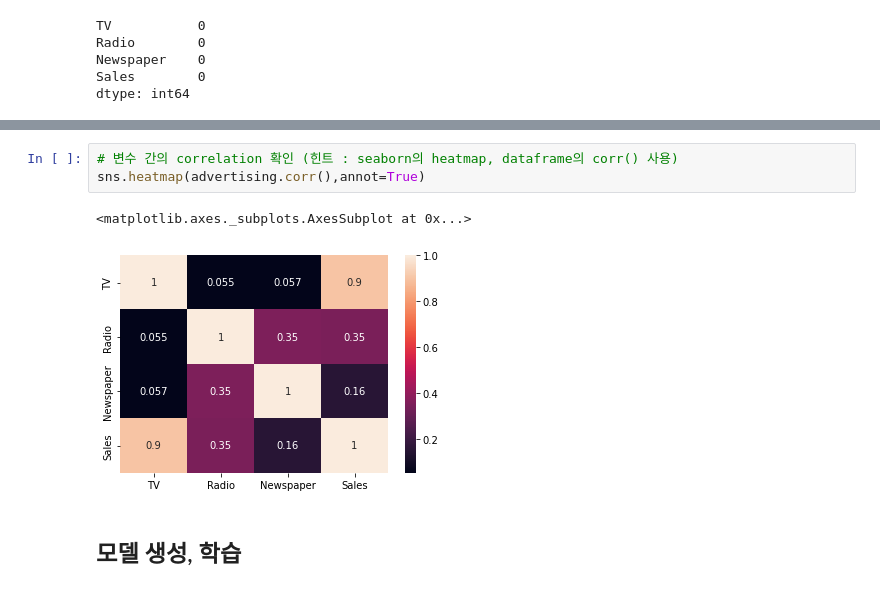
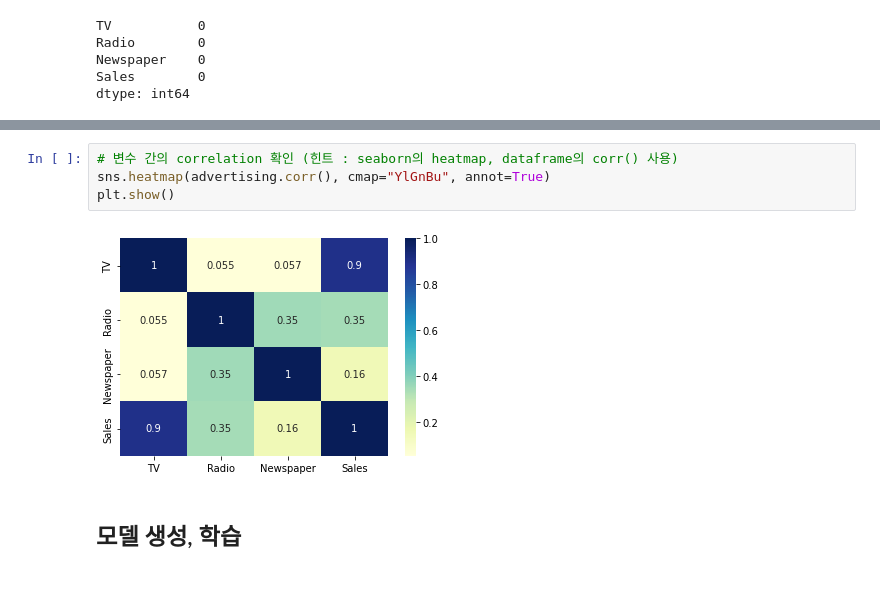
Before and after one commit to Felix-Silas/BITAmin, a Jupyter notebook: 3주차_복습과제.ipynb, the cells around one changed output, grey strips where cells are left out. Drawn from its saved outputs; the diff is of its cells as text.

```diff
--- a/3주차_복습과제.ipynb
+++ b/3주차_복습과제.ipynb
@@ -217,10 +221,10 @@ plt.show()
 [figure]
 # %%
 # 변수 간의 correlation 확인 (힌트 : seaborn의 heatmap, dataframe의 corr() 사용)
-sns.heatmap(advertising.corr(),annot=True)
+sns.heatmap(advertising.corr(), cmap="YlGnBu", annot=True)
+plt.show()
 # %% [output]
-<matplotlib.axes._subplots.AxesSubplot at 0x...>
-[figure, old version]
+[figure, new version]
 # %% [markdown]
 ## 모델 생성, 학습
 # %%
```
Also changed, not shown: parts of 5 cells of this notebook.
